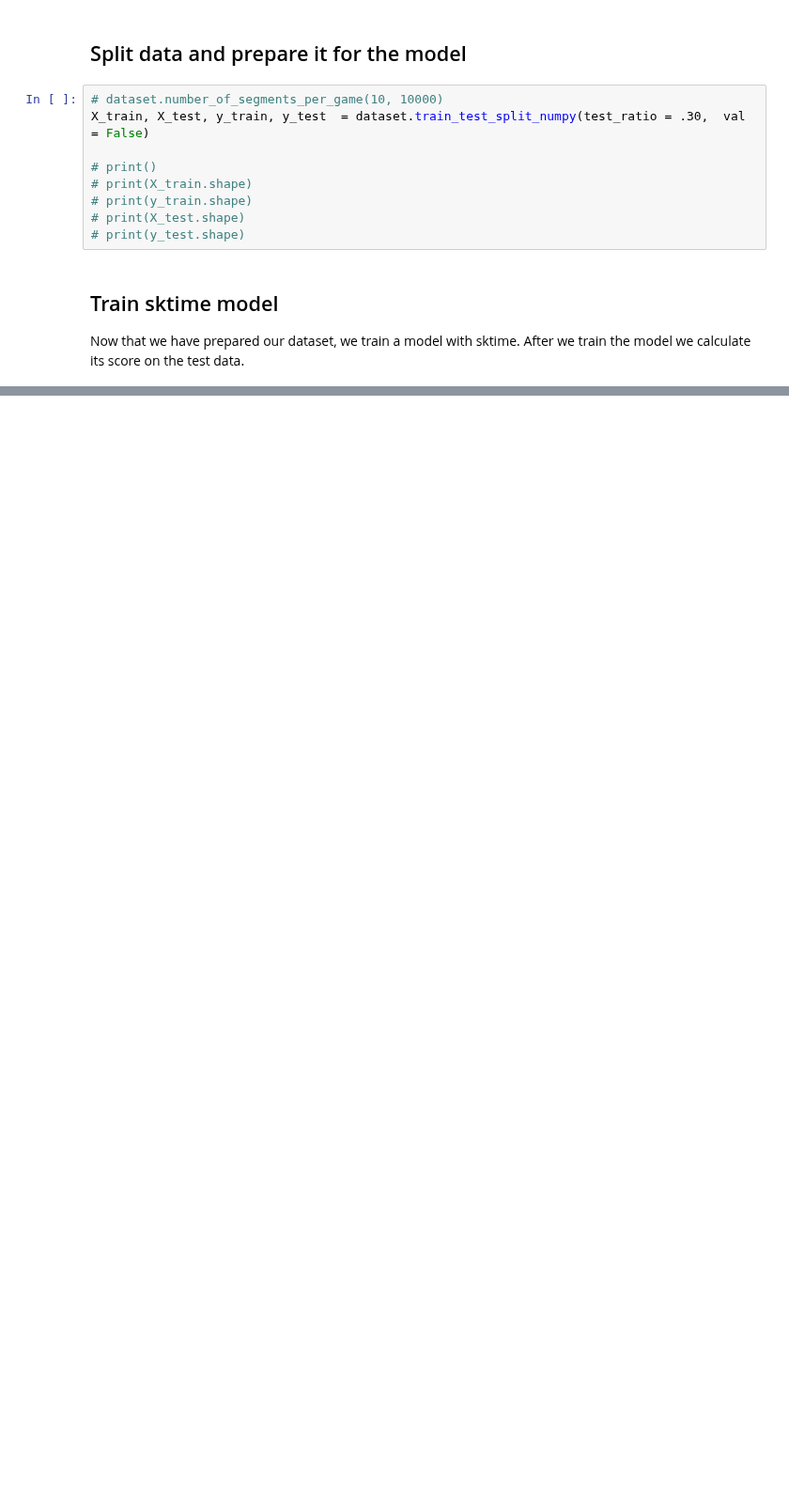
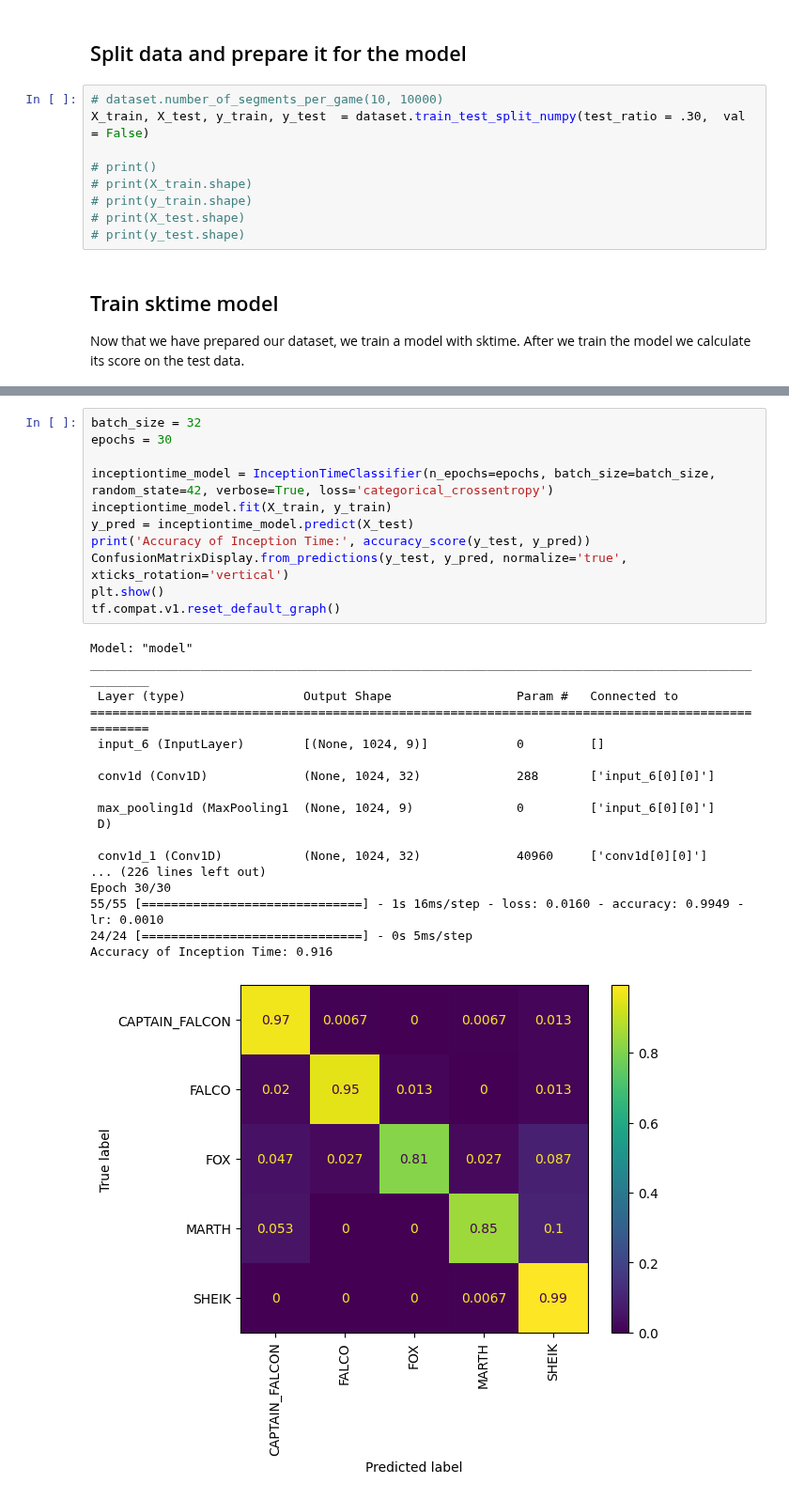
Before and after one commit to sinha-G/slp, a Jupyter notebook: sktime_baseline_tests/sktime_with_InputDataSet_example.ipynb, the cells around one changed output, grey strips where cells are left out. Shown at 94% size. Saved outputs shown, nothing was run; the diff lists cells and outputs as text; blank space fills up the shorter version.

```diff
--- a/sktime_baseline_tests/sktime_with_InputDataSet_example.ipynb
+++ b/sktime_baseline_tests/sktime_with_InputDataSet_example.ipynb
@@ -274,3 +247,33 @@ Accuracy of ResNet:  0.9133333333333333
+# %%
+batch_size = 32
+epochs = 30
+
+inceptiontime_model = InceptionTimeClassifier(n_epochs=epochs, batch_size=batch_size,  random_state=42, verbose=True, loss='categorical_crossentropy')
+inceptiontime_model.fit(X_train, y_train)
+y_pred = inceptiontime_model.predict(X_test)
+print('Accuracy of Inception Time:', accuracy_score(y_test, y_pred))
+ConfusionMatrixDisplay.from_predictions(y_test, y_pred, normalize='true', xticks_rotation='vertical')
+plt.show()
+tf.compat.v1.reset_default_graph()
+# %% [output]
+Model: "model"
+__________________________________________________________________________________________________
+ Layer (type)                Output Shape                 Param #   Connected to
+==================================================================================================
+ input_6 (InputLayer)        [(None, 1024, 9)]            0         []
+
+ conv1d (Conv1D)             (None, 1024, 32)             288       ['input_6[0][0]']
+
+ max_pooling1d (MaxPooling1  (None, 1024, 9)              0         ['input_6[0][0]']
+ D)
+
+ conv1d_1 (Conv1D)           (None, 1024, 32)             40960     ['conv1d[0][0]']
+... (226 lines left out)
+Epoch 30/30
+55/55 [==============================] - 1s 16ms/step - loss: 0.0160 - accuracy: 0.9949 - lr: 0.0010
+24/24 [==============================] - 0s 5ms/step
+Accuracy of Inception Time: 0.916
+[figure, added]
 # %%
 clf = RocketClassifier(num_kernels=1000, n_jobs=-1, random_state=42, rocket_transform = 'minirocket')
 clf.fit(X_train, y_train)
```
Also changed, not shown: parts of 9 cells of this notebook, 1 other file.
